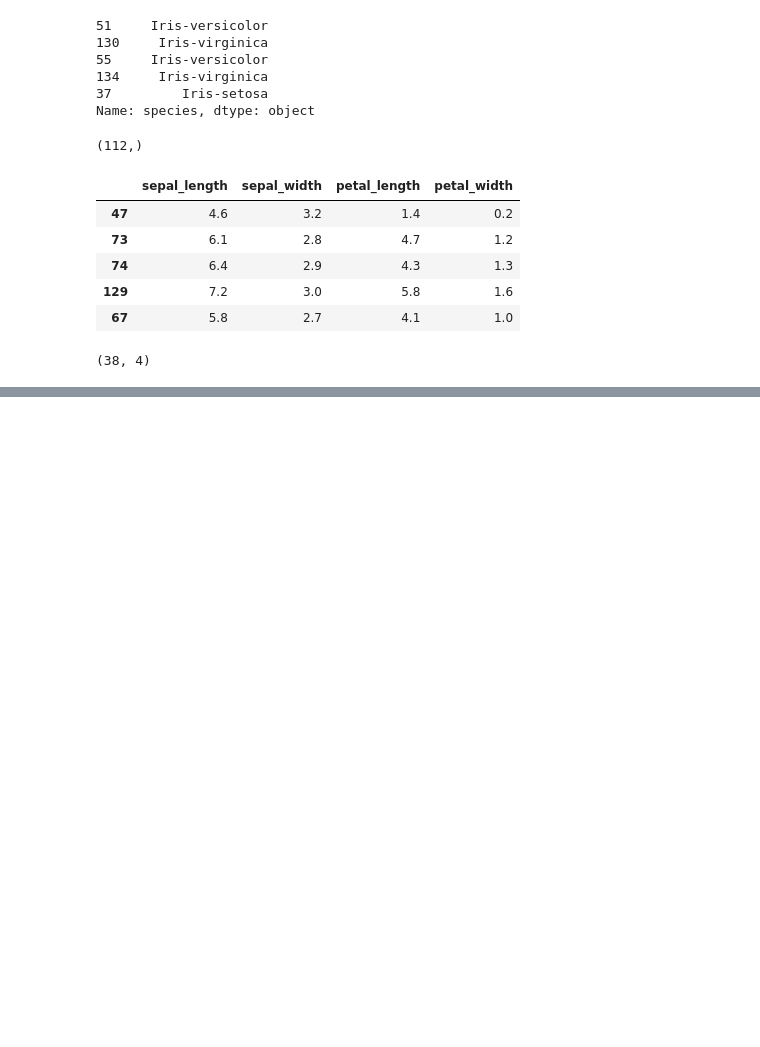
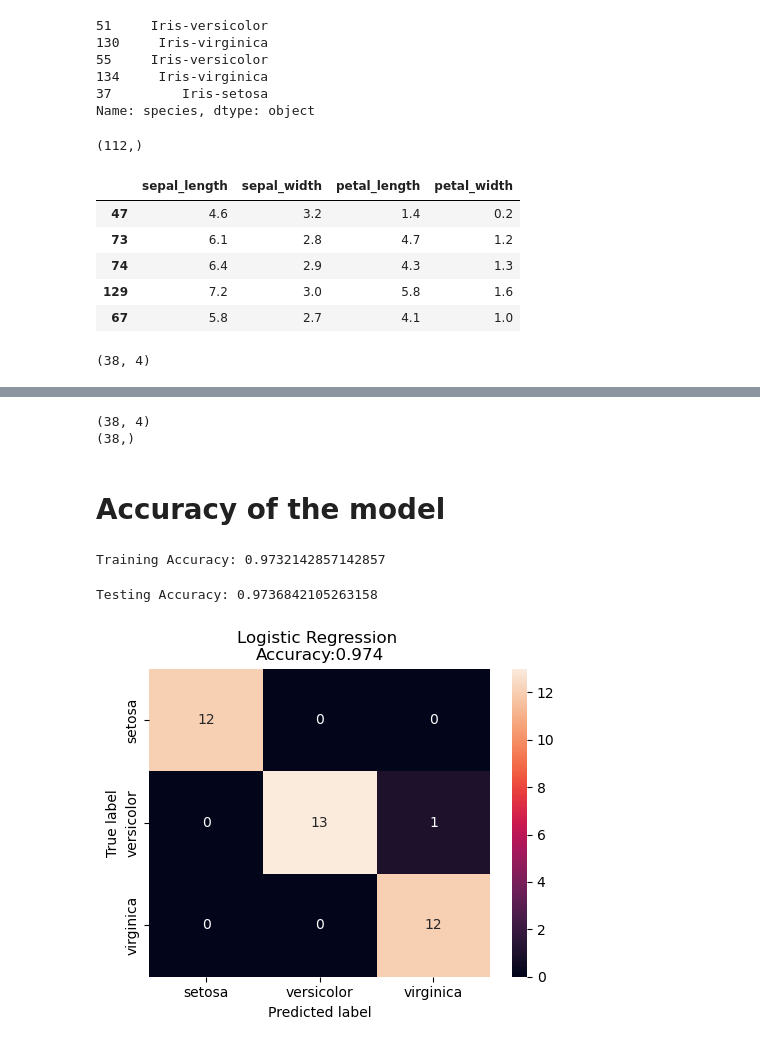
Before and after one commit to ArnabKumarRoy02/OIBSIP, a Jupyter notebook: Iris Flower Classification/iris_classification.ipynb, the cells around one changed output, grey strips where cells are left out. Drawn from its saved outputs; the diff is of its cells as text; code cells hidden in the pictures; blank space fills up the shorter version.

```diff
--- a/Iris Flower Classification/iris_classification.ipynb
+++ b/Iris Flower Classification/iris_classification.ipynb
@@ -321,0 +325,3 @@ X_test.shape
+# %%
+X_train = scaler.fit_transform(X_train)
+X_train
@@ -321,0 +350,3 @@ X_test.shape
+# %%
+X_test = scaler.fit_transform(X_test)
+X_test
@@ -321,0 +373,3 @@ X_test.shape
+# %%
+model = LogisticRegression()
+model.fit(X_train, Y_train)
@@ -321,0 +380,3 @@ X_test.shape
+# %%
+y_pred = model.predict(X_test)
+y_pred
@@ -321,0 +396,32 @@ X_test.shape
+# %%
+print(X_test.shape)
+print(y_pred.shape)
+# %% [output]
+(38, 4)
+(38,)
+# %% [markdown]
+# Accuracy of the model
+# %%
+train_acc = model.score(X_train, Y_train)
+print("Training Accuracy:", train_acc)
+# %% [output]
+Training Accuracy: 0.9732142857142857
+# %%
+test_acc = model.score(X_test, Y_test)
+print("Testing Accuracy:", test_acc)
+# %% [output]
+Testing Accuracy: 0.9736842105263158
+# %%
+cm = confusion_matrix(Y_test, y_pred)
+cm_df = pd.DataFrame(cm,
+    index = ['setosa','versicolor','virginica'],
+    columns = ['setosa','versicolor','virginica']
+)
+plt.figure(figsize=(5.5,4))
+sns.heatmap(cm_df, annot=True)
+plt.title('Logistic Regression \nAccuracy:{0:.3f}'.format(accuracy_score(Y_test, y_pred)))
+plt.ylabel('True label')
+plt.xlabel('Predicted label')
+plt.show()
+# %% [output]
+[figure, added]
```
Also changed, not shown: parts of 10 cells of this notebook.
